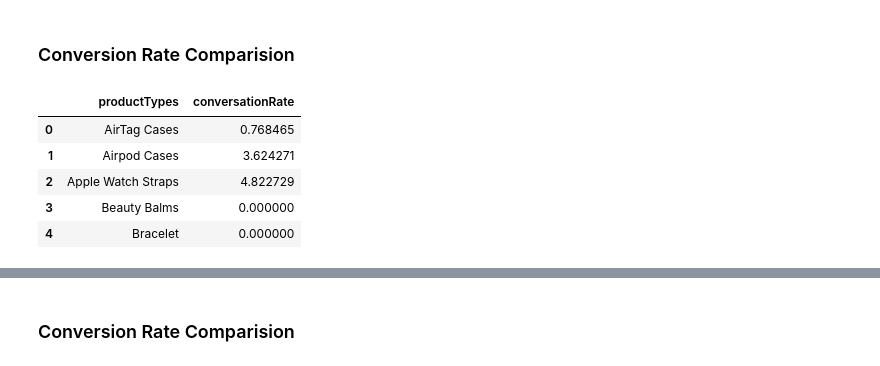
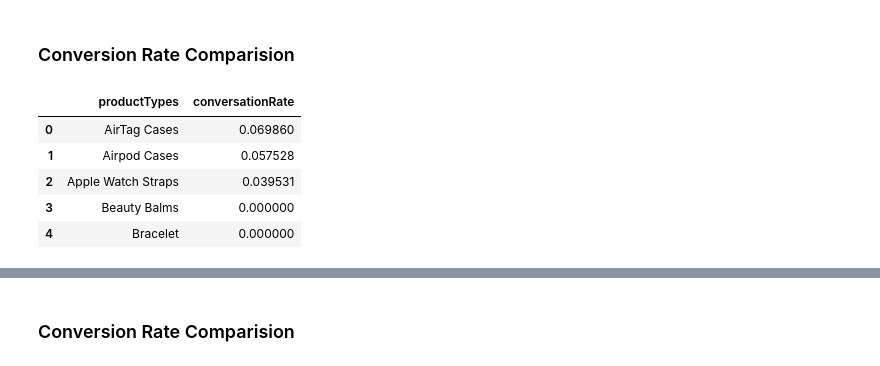
Before and after one commit to Utpal-Mishra/Bidnamics, a Jupyter notebook: Bidnamics.ipynb, the cells around one changed output, grey strips where cells are left out. Cells and saved outputs as stored; diff of their text form; code cells hidden in the pictures.

```diff
--- a/Bidnamics.ipynb
+++ b/Bidnamics.ipynb
@@ -193,13 +189,13 @@ fig.show()
 # %% [markdown]
 ### Conversion Rate Comparision
 # %%
-conversionRate = pd.DataFrame(data.groupby(['productTypes'])['conversationRate'].sum()).reset_index()
+conversionRate = pd.DataFrame(data.groupby(['productTypes'])['conversationRate'].mean()).reset_index()
 conversionRate.head()
 # %% [output]
 |  | productTypes | conversationRate |
-| 0 | AirTag Cases | 0.768465 |
-| 1 | Airpod Cases | 3.624271 |
-| 2 | Apple Watch Straps | 4.822729 |
+| 0 | AirTag Cases | 0.069860 |
+| 1 | Airpod Cases | 0.057528 |
+| 2 | Apple Watch Straps | 0.039531 |
 | 3 | Beauty Balms | 0.000000 |
 | 4 | Bracelet | 0.000000 |
 # %%
```
Also changed, not shown: parts of 5 cells of this notebook.
